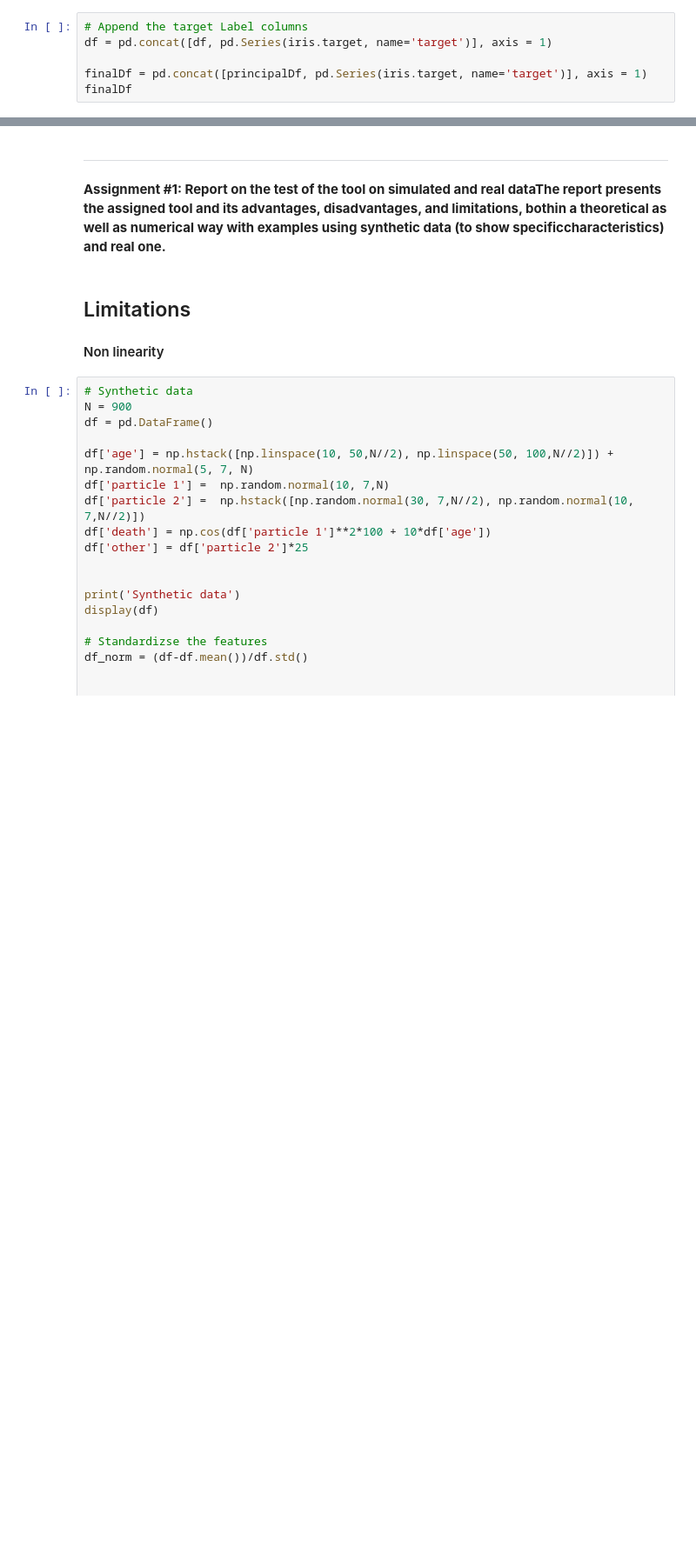
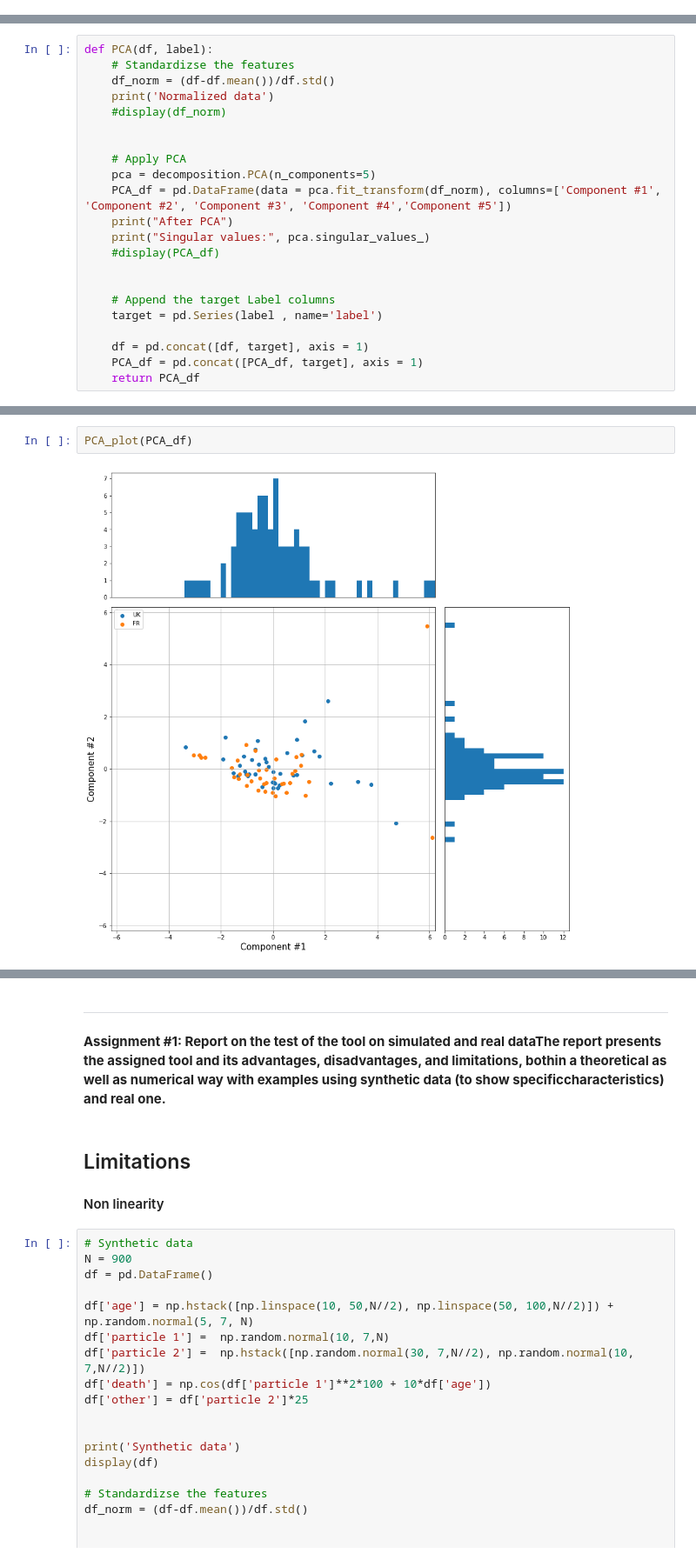
Before and after one commit to donaca/COVID19PM2.5, a Jupyter notebook: notebook_tim.ipynb, the cells around one changed output, grey strips where cells are left out. Shown: that part at 87% size. Drawn from its saved outputs; the diff is of its cells as text; blank space fills up the shorter version.

```diff
--- a/notebook_tim.ipynb
+++ b/notebook_tim.ipynb
@@ -69,6 +11,0 @@ principalDf
-# %%
-# Append the target Label columns
-df = pd.concat([df, pd.Series(iris.target, name='target')], axis = 1)
-
-finalDf = pd.concat([principalDf, pd.Series(iris.target, name='target')], axis = 1)
-finalDf
@@ -123 +15,23 @@ plt.show()
+# %%
+def PCA(df, label):
+    # Standardizse the features
+    df_norm = (df-df.mean())/df.std()
+    print('Normalized data')
+    #display(df_norm)
+
+
+    # Apply PCA
+    pca = decomposition.PCA(n_components=5)
+    PCA_df = pd.DataFrame(data = pca.fit_transform(df_norm), columns=['Component #1', 'Component #2', 'Component #3', 'Component #4','Component #5'])
+    print("After PCA")
+    print("Singular values:", pca.singular_values_)
+    #display(PCA_df)
+
+
+    # Append the target Label columns
+    target = pd.Series(label , name='label')
+
+    df = pd.concat([df, target], axis = 1)
+    PCA_df = pd.concat([PCA_df, target], axis = 1)
+    return PCA_df
 # %%
@@ -404,0 +178,4 @@ plt.show()
+# %%
+PCA_plot(PCA_df)
+# %% [output]
+[figure, added]
```
Also changed, not shown: parts of 22 cells of this notebook, 6 other files.
